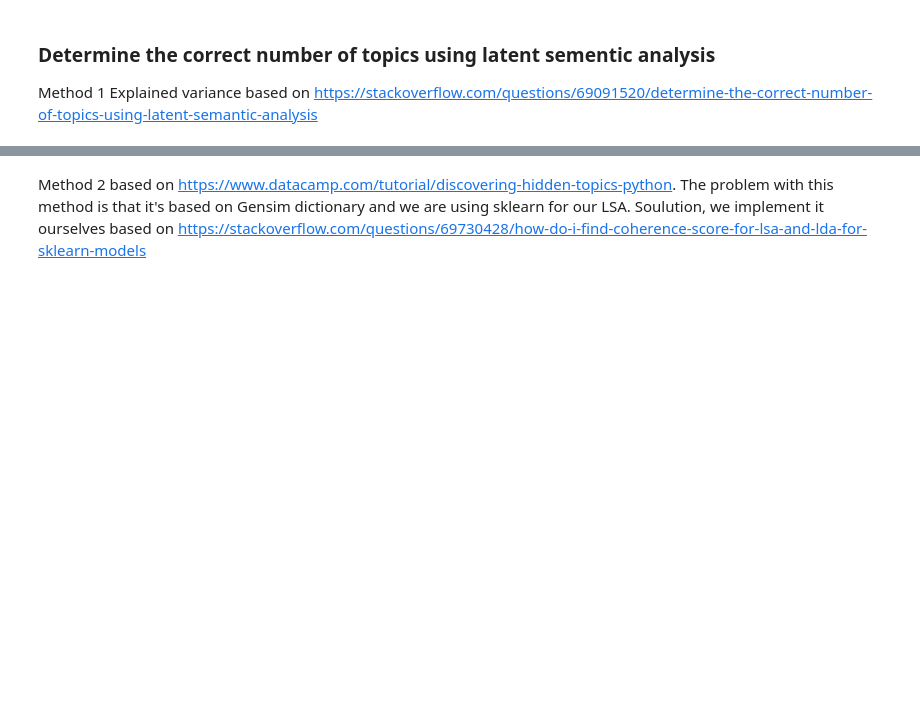
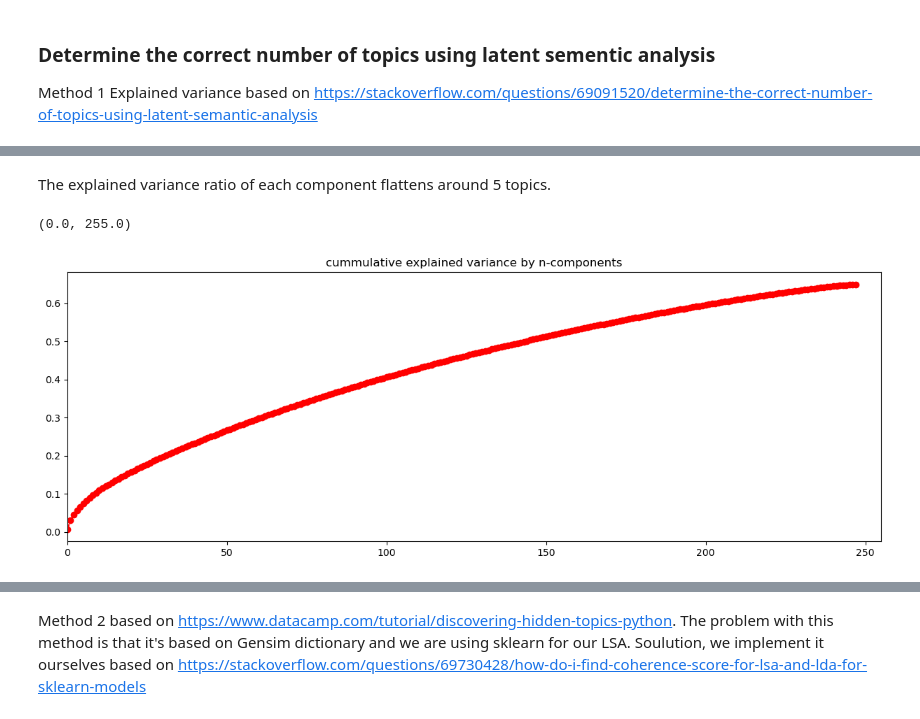
Before and after one commit to kjkoster/execute-enexis, a Jupyter notebook: notebooks/02 enexis governance -- LSA.ipynb, the cells around one changed output, grey strips where cells are left out. Drawn from its saved outputs; the diff is of its cells as text; code cells hidden in the pictures; blank space fills up the shorter version.

```diff
--- a/notebooks/02 enexis governance -- LSA.ipynb
+++ b/notebooks/02 enexis governance -- LSA.ipynb
@@ -427,0 +492,10 @@ plt.xlim(1, 400)
+# %% [markdown]
+The explained variance ratio of each component flattens around 5 topics.
+# %%
+fig = plt.figure(figsize=(15, 5))
+plt.plot(range(0, len(lsa.explained_variance_)), lsa.explained_variance_.cumsum(), 'ro--')
+plt.title('cummulative explained variance by n-components')
+plt.xlim(0, 255)
+# %% [output]
+(0.0, 255.0)
+[figure, added]
```
Also changed, not shown: parts of 36 cells of this notebook.
